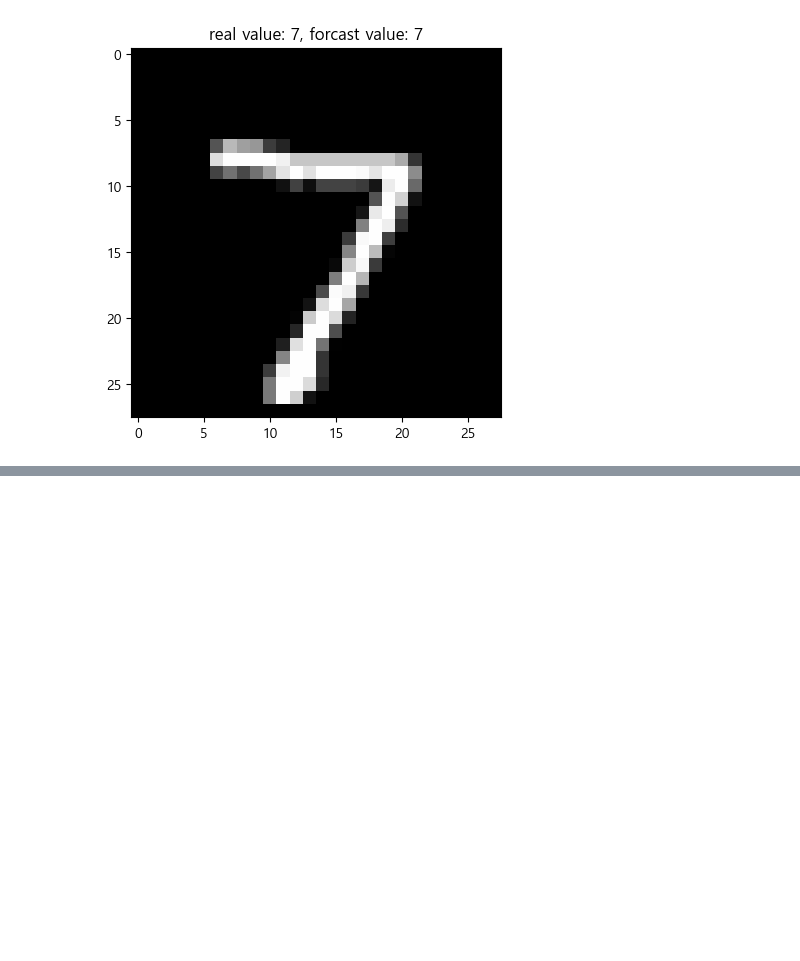
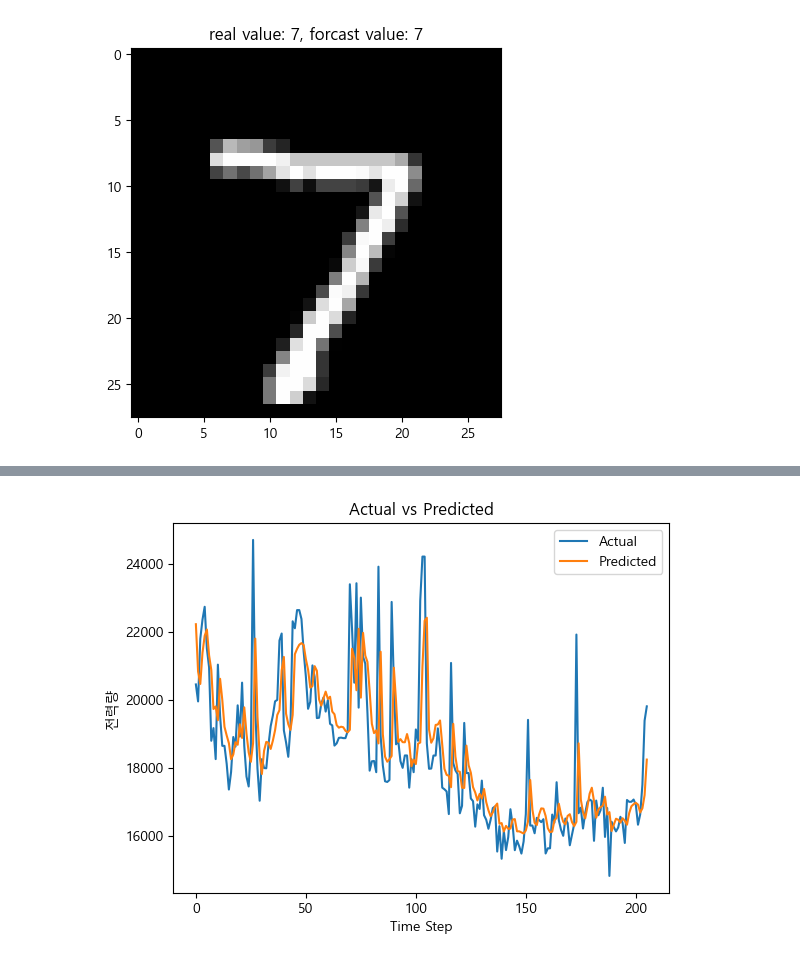
Before and after one commit to PlaidMoon99/AI_project, a Jupyter notebook: DL.ipynb, the cells around one changed output, grey strips where cells are left out. Drawn from its saved outputs; the diff is of its cells as text; code cells hidden in the pictures; blank space fills up the shorter version.

```diff
--- a/DL.ipynb
+++ b/DL.ipynb
@@ -306,0 +496,3 @@ plt.show()
+# %%
+# 예측값 계산
+y_pred = model.predict(X_test)
@@ -306,0 +502,17 @@ plt.show()
+# %%
+# 예측값 역변환
+y_pred_inverse = scaler.inverse_transform(np.concatenate((test_scaled[seq_length:, :-1], y_pred), axis=1))[:, -1]
+# %%
+# 실제값 역변환
+y_test_inverse = scaler.inverse_transform(np.concatenate((test_scaled[seq_length:, :-1], y_test), axis=1))[:, -1]
+# %%
+# 시각적 비교 그래프
+plt.plot(y_test_inverse, label='Actual')
+plt.plot(y_pred_inverse, label='Predicted')
+plt.title('Actual vs Predicted')
+plt.xlabel('Time Step')
+plt.ylabel('전력량')
+plt.legend()
+plt.show()
+# %% [output]
+[figure, added]
```
Also changed, not shown: parts of 44 cells of this notebook, 1 other file.
